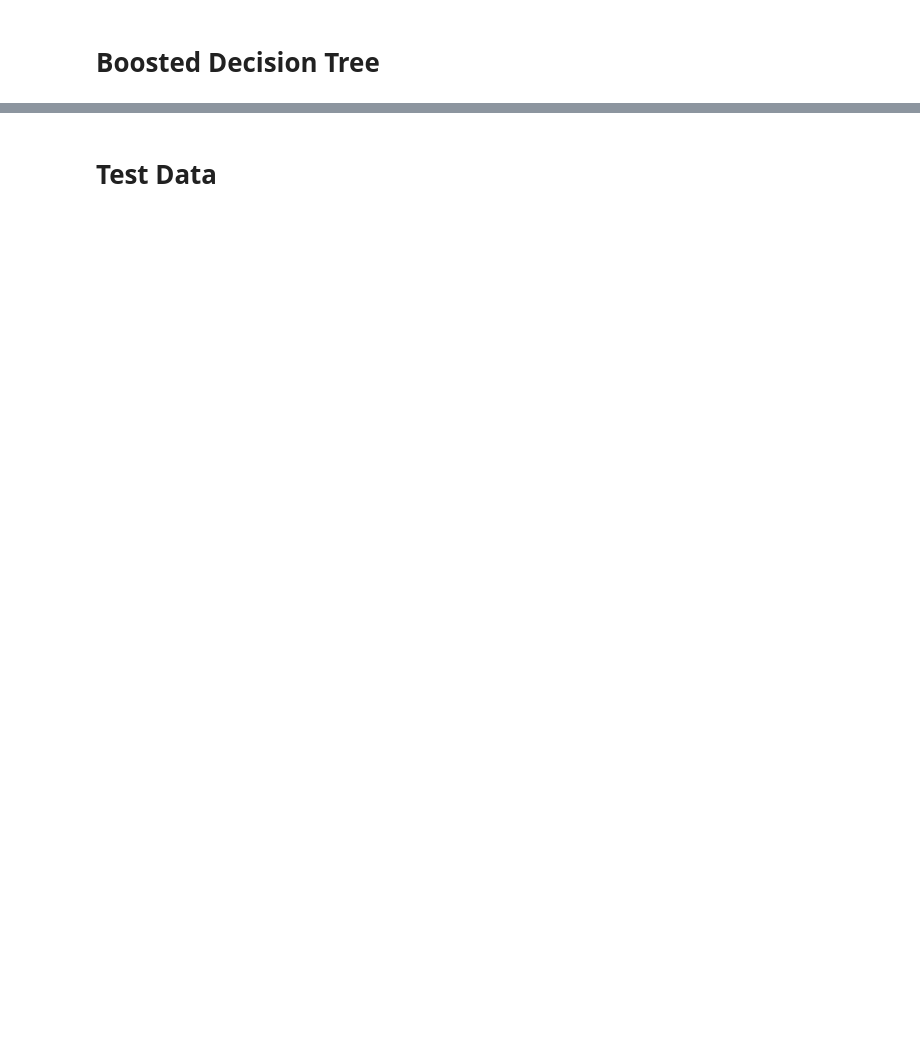
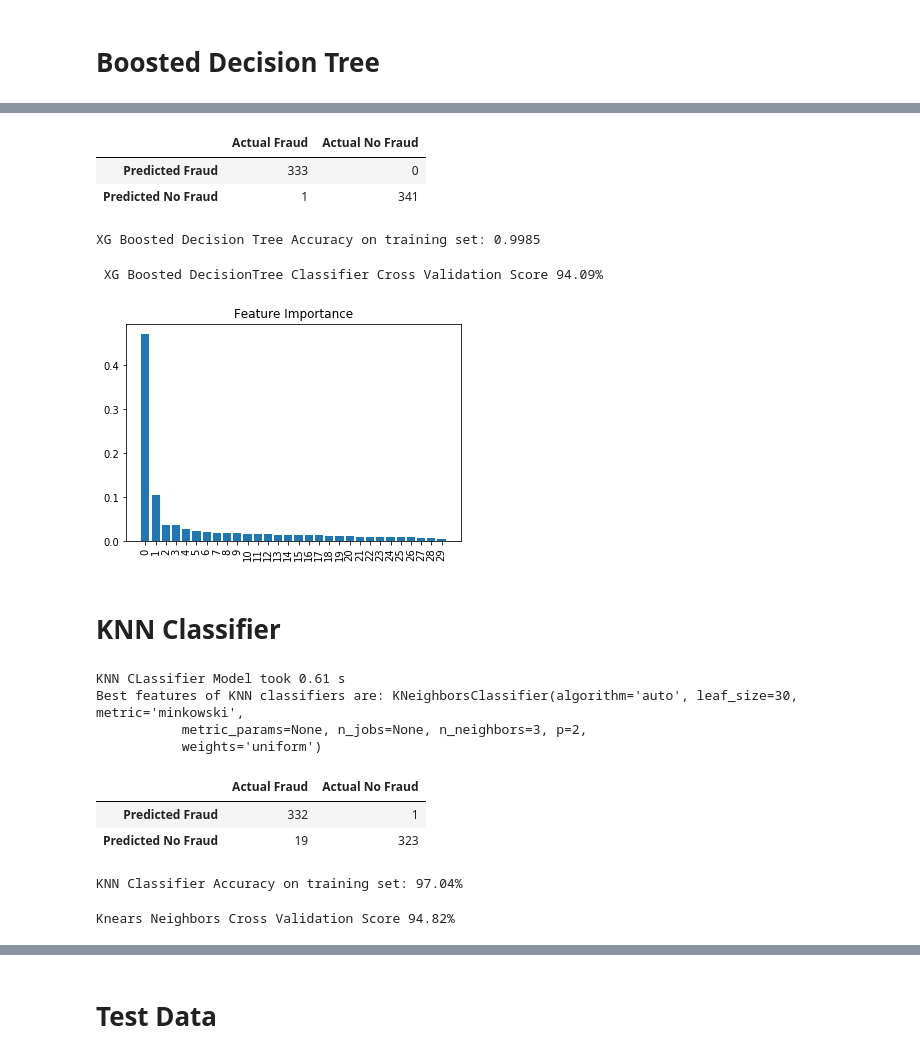
Before and after one commit to lakshaymalhotra123/Credit-Card-Fraud-Detection, a Jupyter notebook: CCDF Assignment 2.ipynb, the cells around one changed output, grey strips where cells are left out. Cells and saved outputs as stored; diff of their text form; code cells hidden in the pictures; blank space fills up the shorter version.

```diff
--- a/CCDF Assignment 2.ipynb
+++ b/CCDF Assignment 2.ipynb
@@ -487,6 +497,6 @@ ax2.legend(handles=[blue_patch, red_patch])
 # %%
 # Splitting the data
-train, test = train_test_split(CCFD_data, train_size = 0.7, test_size = 0.3,random_state = 1,shuffle = False)
+train, test = train_test_split(new_df, train_size = 0.7, test_size = 0.3,random_state = 1,shuffle = False)
 # %% [markdown]
 # Train Data
 # %%
@@ -619,11 +686,9 @@ plt.xticks(range(X_train.shape[1]), rotation=90)
 XGboost_tree_params = { "max_depth": list(range(2,4,1)),
               "reg_lambda": list(range(5,7,1))}
 t2 = time.time()
-XGboost_grid_tree = GridSearchCV(XGBClassifier(), XGboost_tree_params).fit(X, y)
+XGboost_grid_tree = GridSearchCV(XGBClassifier(), XGboost_tree_params).fit(X_train, y_train)
 t3 = time.time()
 print("Decision Tree Model took {:.2} s".format(t3 - t2))
 
 # tree best estimator
 XGboost_tree_clf = XGboost_grid_tree.best_estimator_
-
-print("XGboost Boosted Decision Tree Accuracy on training set: {:.3f}".format(XGboost_tree_clf.score(X_train, y_train)))
@@ -630,21 +697,85 @@ print("XGboost Boosted Decision Tree Accuracy on training set: {:.3f}".format(XG
+# %%
+# Confusion Matrix for Decision Tree
+XGboost_Decision_Tree_pred = XGboost_tree_clf.predict(X_train)
+XGboost_DT_cm = np.array(confusion_matrix(y_train,XGboost_Decision_Tree_pred))
+XGboost_DT_Conf_matrix = pd.DataFrame(XGboost_DT_cm,index = ['Predicted Fraud','Predicted No Fraud'],\
+                             columns = ['Actual Fraud','Actual No Fraud'])
+XGboost_DT_Conf_matrix
+# %% [output]
+|  | Actual Fraud | Actual No Fraud |
+| Predicted Fraud | 333 | 0 |
+| Predicted No Fraud | 1 | 341 |
+# %%
+print('XG Boosted Decision Tree Accuracy on training set: {:.4f}'.format(accuracy_score(y_train,XGboost_tree_clf_pred)))
+# %% [output]
+XG Boosted Decision Tree Accuracy on training set: 0.9985
+# %%
+XGboost_DT_score = cross_val_score(XGboost_tree_clf, X_train, y_train, cv=5)
+print(' XG Boosted DecisionTree Classifier Cross Validation Score',
+      round(XGboost_DT_score.mean() * 100, 2).astype(str) + '%')
+# %% [output]
+ XG Boosted DecisionTree Classifier Cross Validation Score 94.09%
 # %%
 # Feature Importance
-importances = XGboost_tree.feature_importances_
+importances = XGboost_tree_clf.feature_importances_
 # Sort feature importances in descending order
 indices = np.argsort(importances)[::-1]
 
 # Rearrange feature names so they match the sorted feature importances
 
 # Create plot
 plt.figure()
 
 # Create plot title
 plt.title("Feature Importance")
 
 # Add bars
 plt.bar(range(X_train.shape[1]), importances[indices])
 
 # Add feature names as x-axis labels
 plt.xticks(range(X_train.shape[1]), rotation=90)
 
 # Show plot
+plt.show()
+# %% [output]
+[figure, added]
+# %% [markdown]
+# KNN Classifier
+# %%
+# KNN Classifier
+knears_params = {"n_neighbors": list(range(2,5,1)), 'algorithm': ['auto', 'ball_tree', 'kd_tree', 'brute']}
+
+t2 = time.time()
+grid_knears = GridSearchCV(KNeighborsClassifier(), knears_params).fit(X_train, y_train)
+t3 = time.time()
+print("KNN CLassifier Model took {:.2} s".format(t3 - t2))
+
+
+# KNears best estimator
+knears_neighbors = grid_knears.best_estimator_
+print('Best features of KNN classifiers are:',knears_neighbors)
+# %% [output]
+KNN CLassifier Model took 0.61 s
+Best features of KNN classifiers are: KNeighborsClassifier(algorithm='auto', leaf_size=30, metric='minkowski',
+           metric_params=None, n_jobs=None, n_neighbors=3, p=2,
+           weights='uniform')
+# %%
+# Confusion Matrix for Decision Tree
+Knn_pred = knears_neighbors.predict(X_train)
+Knn_cm = np.array(confusion_matrix(y_train,Knn_pred))
+Knn_Conf_matrix = pd.DataFrame(Knn_cm,index = ['Predicted Fraud','Predicted No Fraud'],\
+                             columns = ['Actual Fraud','Actual No Fraud'])
+Knn_Conf_matrix
+# %% [output]
+|  | Actual Fraud | Actual No Fraud |
+| Predicted Fraud | 332 | 1 |
+| Predicted No Fraud | 19 | 323 |
+# %%
+print('KNN Classifier Accuracy on training set:', round(accuracy_score(y_train,Knn_pred) * 100, 2).astype(str) + '%')
+# %% [output]
+KNN Classifier Accuracy on training set: 97.04%
+# %%
+knears_score = cross_val_score(knears_neighbors, X_train, y_train, cv=5)
+print('Knears Neighbors Cross Validation Score', round(knears_score.mean() * 100, 2).astype(str) + '%')
+# %% [output]
+Knears Neighbors Cross Validation Score 94.82%
```
Also changed, not shown: parts of 80 cells of this notebook.
